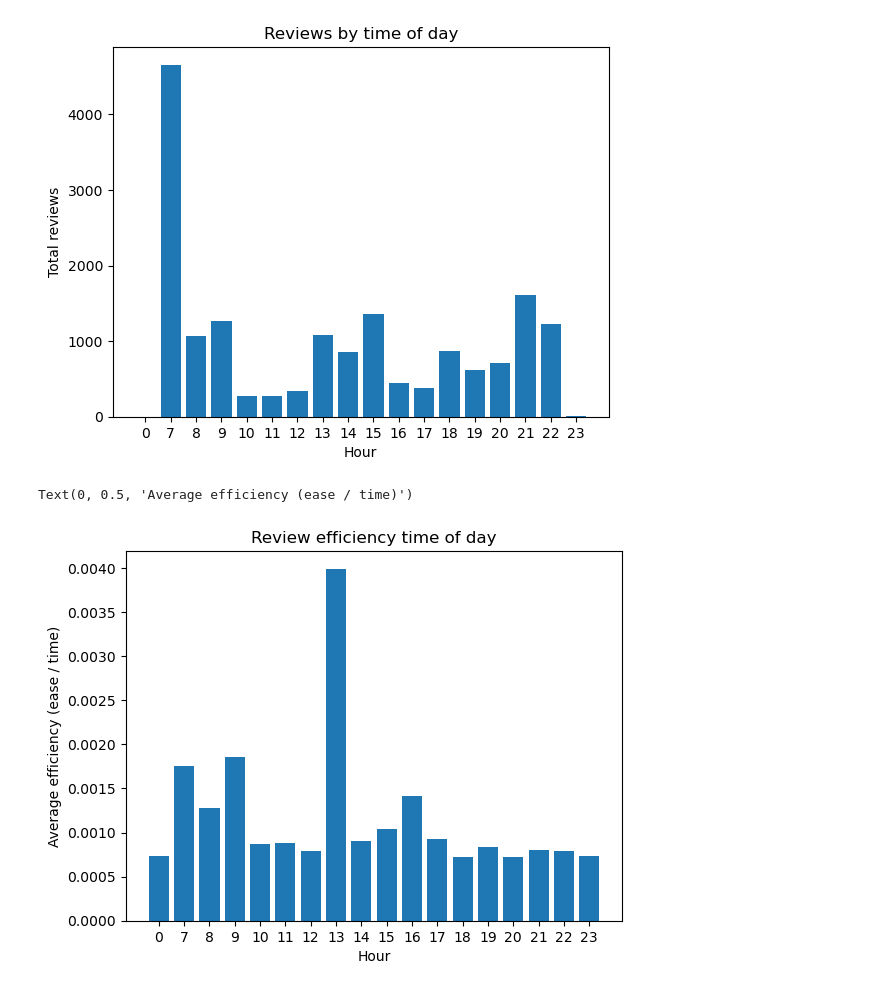
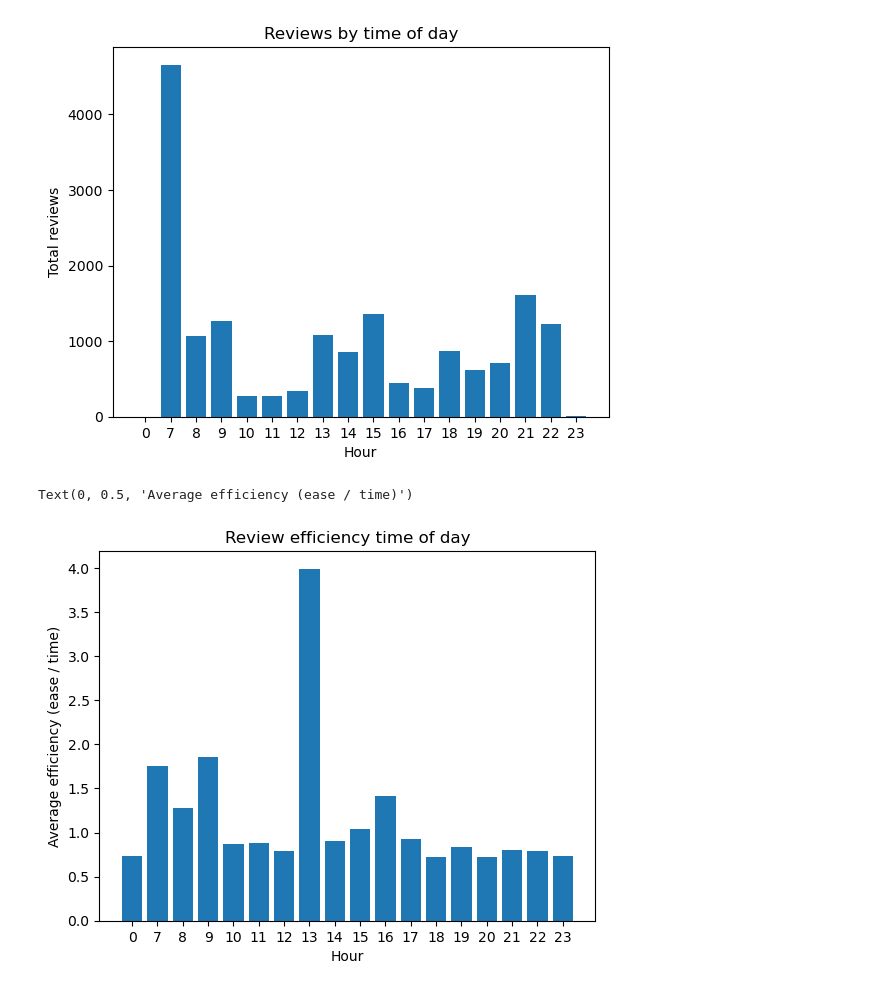
Before and after one commit to LilleAila/projects, a Jupyter notebook: it2/21-datasett-prosjekt-final/anki/native.ipynb, the cells around one changed output. Cells and saved outputs as stored; diff of their text form; code cells hidden in the pictures.

```diff
--- a/it2/21-datasett-prosjekt-final/anki/native.ipynb
+++ b/it2/21-datasett-prosjekt-final/anki/native.ipynb
@@ -140,24 +140,24 @@ Text(0.5, 1.0, 'Reviews by time of day')
 # %%
 efficiencies = [
     (datetime.fromtimestamp(int(r["id"]) / 1000, tz=pytz.UTC).astimezone(
         pytz.timezone("Europe/Oslo")
-    ), float(r["ease"]) / float(r["time"]))
+    ), float(r["ease"]) / (float(r["time"]) / 1000)) # ease / time in seconds
     for r in reviews
 ]
 
 efficiency_by_hour = defaultdict(list)
 for (date, efficiency) in efficiencies:
     hour = str(date.hour) # Same as earlier; to avoid gaps
     efficiency_by_hour[hour].append(efficiency)
 
 efficiency_by_hour = {hour: sum(efficiencies) / len(efficiencies) for hour, efficiencies in efficiency_by_hour.items()}
 efficiency_by_hour = sorted(efficiency_by_hour.items(), key=lambda e: int(e[0]))
 
 fig, ax = plt.subplots()
 ax.bar(*zip(*efficiency_by_hour))
 ax.set_title("Review efficiency time of day")
 ax.set_xlabel("Hour")
 ax.set_ylabel("Average efficiency (ease / time)")
 # %% [output]
 Text(0, 0.5, 'Average efficiency (ease / time)')
-[figure, old version]
+[figure, new version]
```
